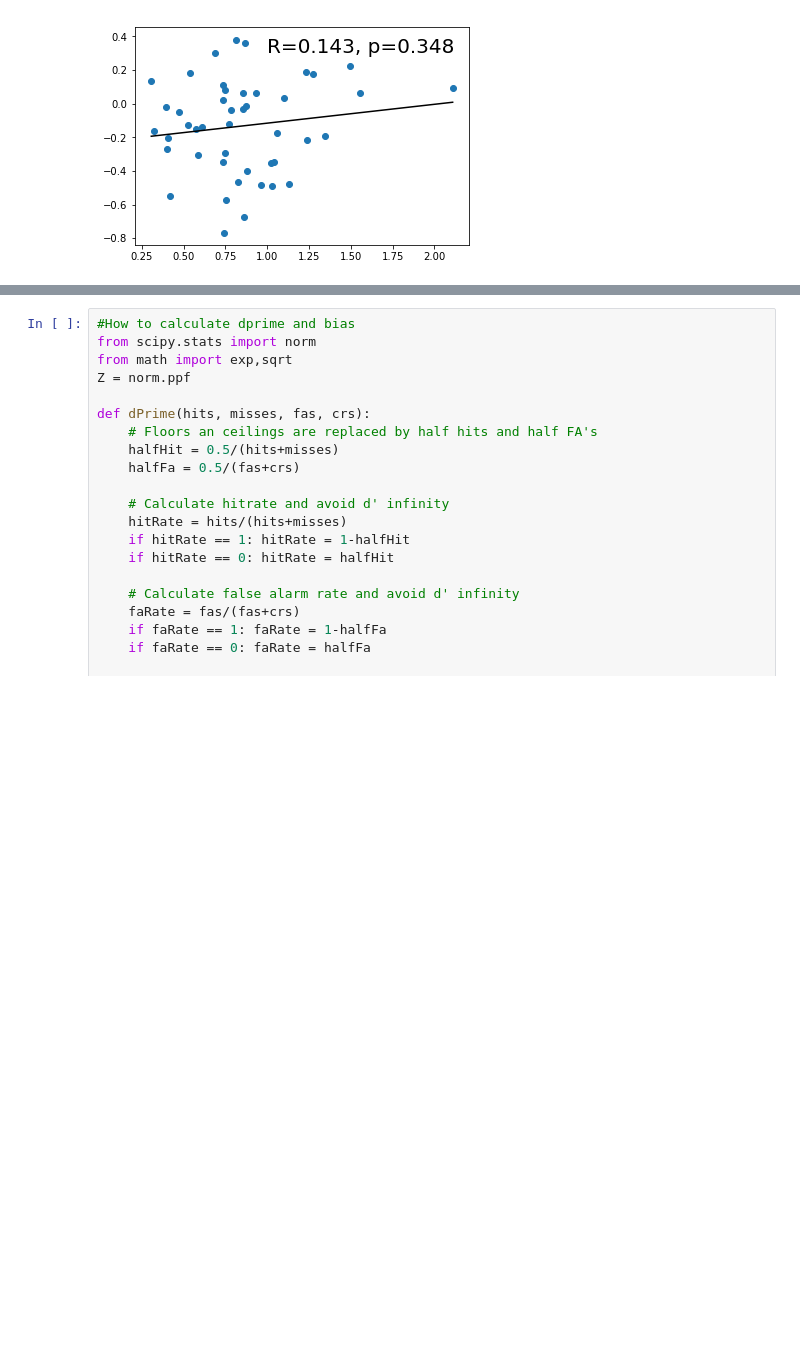
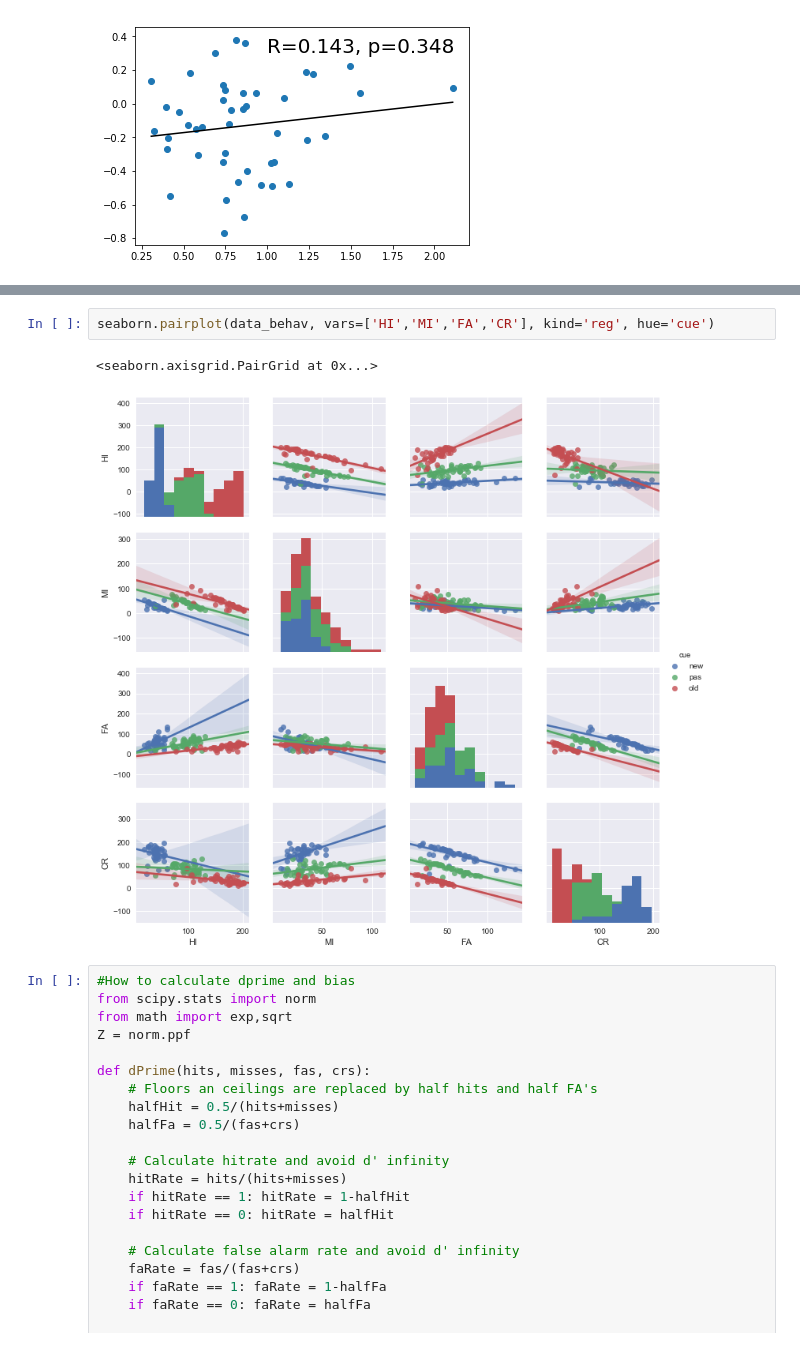
Before and after one commit to huijbers/fMRI_2nd_level_in_python, a Jupyter notebook: behavioral_analysis_cuedMEM.ipynb, the cells around one changed output, grey strips where cells are left out. Cells and saved outputs as stored; diff of their text form; blank space fills up the shorter version.

```diff
--- a/behavioral_analysis_cuedMEM.ipynb
+++ b/behavioral_analysis_cuedMEM.ipynb
@@ -49,3 +38,8 @@ plt.show()
+# %%
+seaborn.pairplot(data_behav, vars=['HI','MI','FA','CR'], kind='reg', hue='cue')
+# %% [output]
+<seaborn.axisgrid.PairGrid at 0x...>
+[figure, added]
 # %%
 #How to calculate dprime and bias
 from scipy.stats import norm
```
Also changed, not shown: parts of 3 cells of this notebook, 1 other file.
